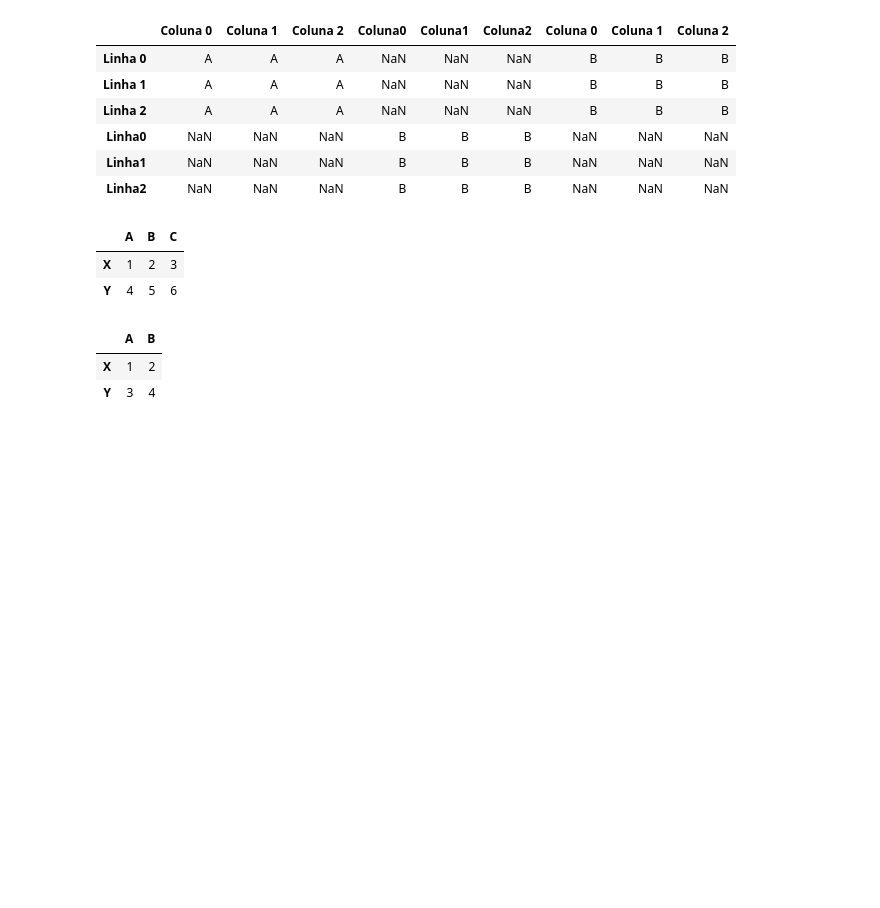
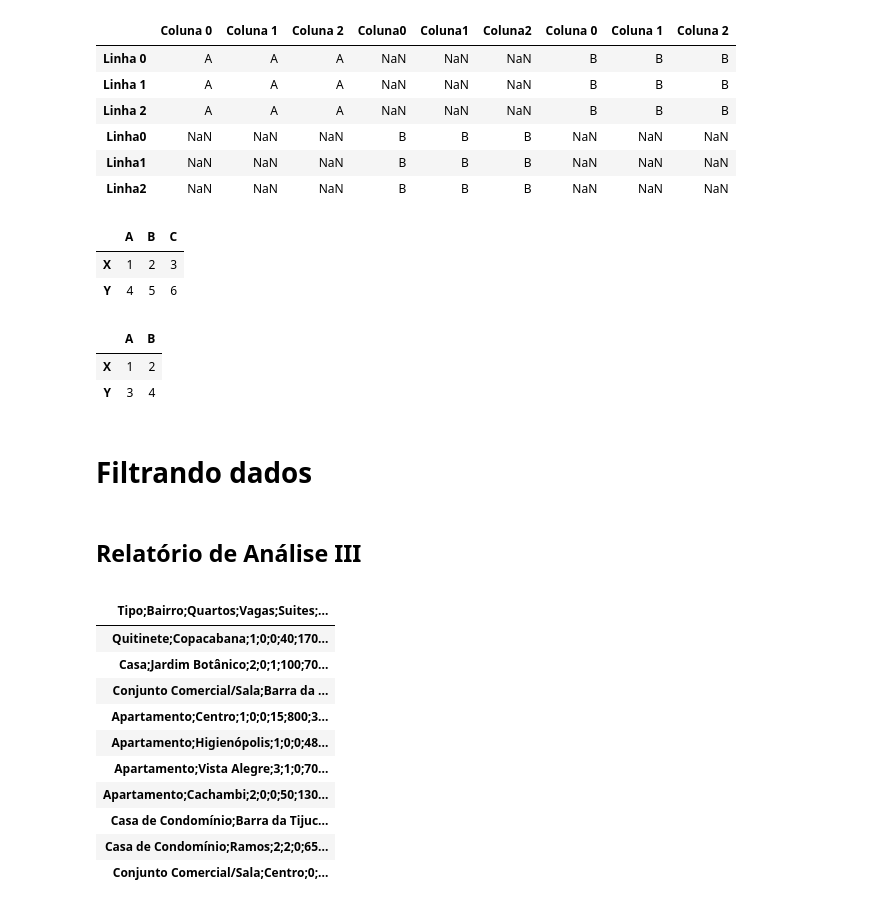
Before and after one commit to cesarcalafrioli/PYTHON_ANOTACOES, a Jupyter notebook: pandas.ipynb, the cells around one changed output. Cells and saved outputs as stored; diff of their text form; code cells hidden in the pictures; blank space fills up the shorter version.

```diff
--- a/pandas.ipynb
+++ b/pandas.ipynb
@@ -543,3 +543,7 @@ df
 |  | A | B |
 | X | 1 | 2 |
 | Y | 3 | 4 |
+# %% [markdown]
+# **Filtrando dados**
+# %% [markdown]
+## **Relatório de Análise III**
@@ -545,0 +552,17 @@ df
+# %%
+dados = pd.read_csv("https://raw.githubusercontent.com/cesarcalafrioli/PYTHON_ANOTACOES/main/dados/aluguel.csv", index_col=0)
+# %%
+dados.head(10)
+# %% [output]
+|  |
+| Tipo;Bairro;Quartos;Vagas;Suites;... |
+| Quitinete;Copacabana;1;0;0;40;170... |
+| Casa;Jardim Botânico;2;0;1;100;70... |
+| Conjunto Comercial/Sala;Barra da ... |
+| Apartamento;Centro;1;0;0;15;800;3... |
+| Apartamento;Higienópolis;1;0;0;48... |
+| Apartamento;Vista Alegre;3;1;0;70... |
+| Apartamento;Cachambi;2;0;0;50;130... |
+| Casa de Condomínio;Barra da Tijuc... |
+| Casa de Condomínio;Ramos;2;2;0;65... |
+| Conjunto Comercial/Sala;Centro;0;... |
```
Also changed, not shown: parts of 1 cell of this notebook.
